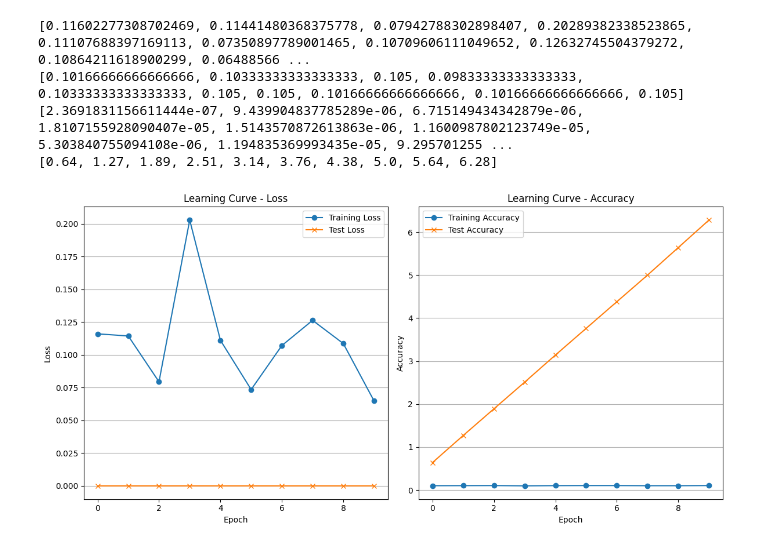
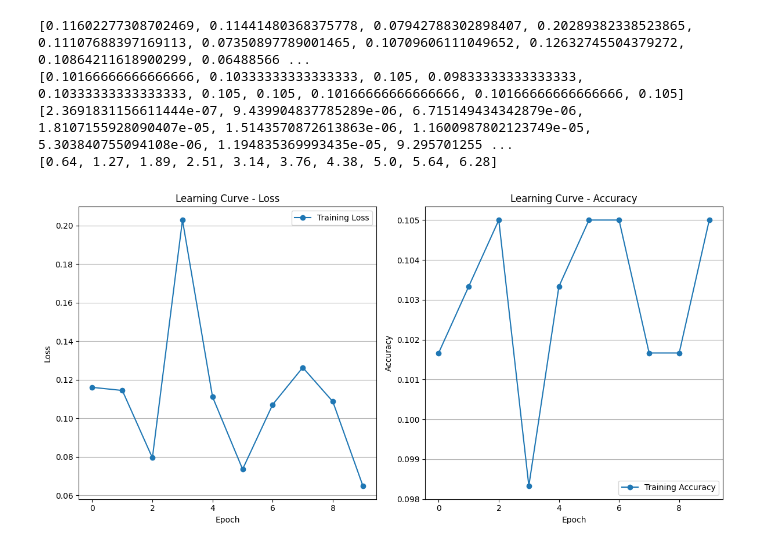
Before and after one commit to DomenickD/DataScience-IEX-USF, a Jupyter notebook: Neural_Networks/letters_nn.ipynb, the cells around one changed output. Saved outputs shown, nothing was run; the diff lists cells and outputs as text; code cells hidden in the pictures.

```diff
--- a/Neural_Networks/letters_nn.ipynb
+++ b/Neural_Networks/letters_nn.ipynb
@@ -124,29 +124,29 @@ print(test_accuracies)
 # %%
 epochs = range(10)
 # Plotting
 plt.figure(figsize=(12, 6))
 
 # Loss Chart
 plt.subplot(1, 2, 1)
 plt.plot(epochs, train_losses, label='Training Loss', marker='o')
-plt.plot(epochs, test_losses, label='Test Loss', marker='x')
+# plt.plot(epochs, test_losses, label='Epoch', marker='x')
 plt.title('Learning Curve - Loss')
 plt.xlabel('Epoch')
 plt.ylabel('Loss')
 plt.legend()
 plt.grid(axis='y')
 
 # Accuracy Chart
 plt.subplot(1, 2, 2)
 plt.plot(epochs, train_accuracies, label='Training Accuracy', marker='o')
-plt.plot(epochs, test_accuracies, label='Test Accuracy', marker='x')
+# plt.plot(epochs, test_accuracies, label='Epoch', marker='x')
 plt.title('Learning Curve - Accuracy')
 plt.xlabel('Epoch')
 plt.ylabel('Accuracy')
 plt.legend()
 plt.grid(axis='y')
 
 plt.tight_layout()
 plt.show()
 # %% [output]
-[figure, old version]
+[figure, new version]
```
Also changed, not shown: parts of 1 cell of this notebook.
